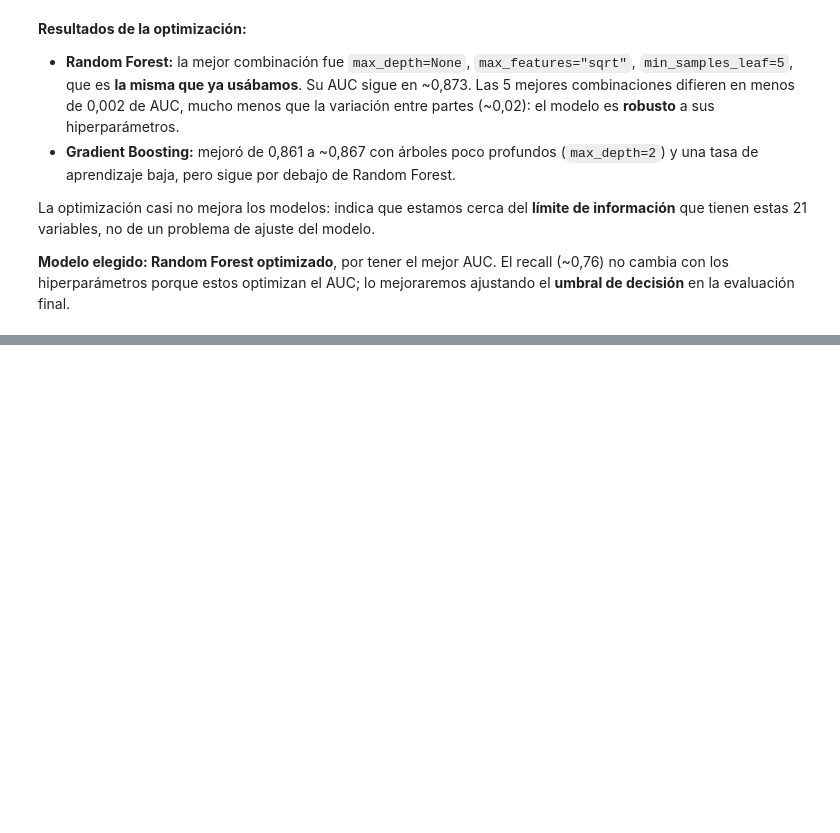
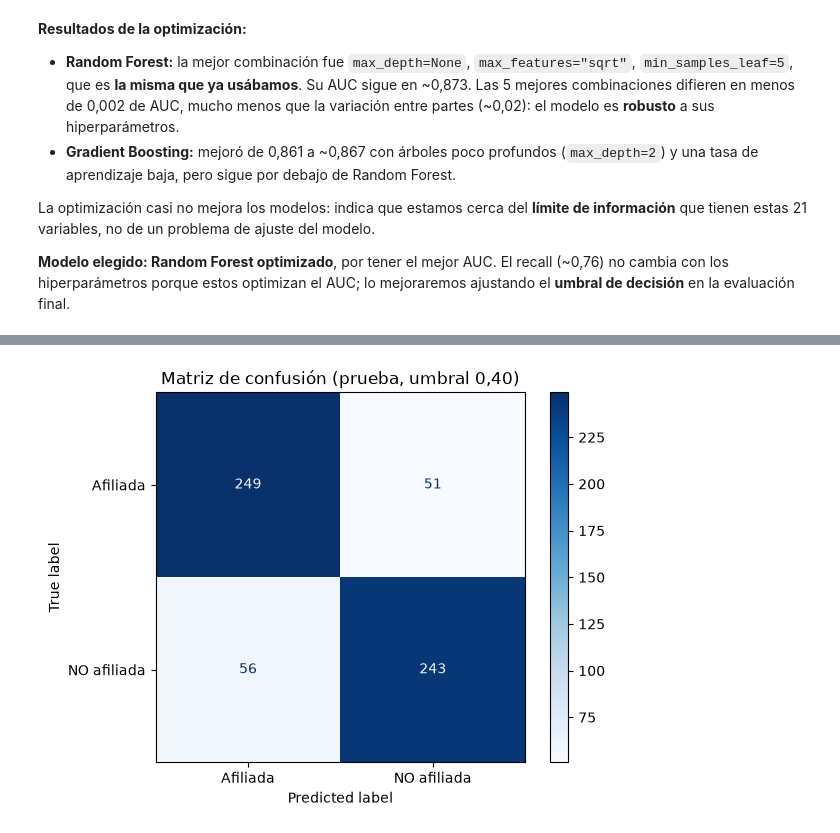
Before and after one commit to lezlynossa-oss/proyecto-integrador-quinto, a Jupyter notebook: MachineLearning/01_modelo_afiliacion_salud.ipynb, the cells around one changed output, grey strips where cells are left out. Drawn from its saved outputs; the diff is of its cells as text; code cells hidden in the pictures; blank space fills up the shorter version.

```diff
--- a/MachineLearning/01_modelo_afiliacion_salud.ipynb
+++ b/MachineLearning/01_modelo_afiliacion_salud.ipynb
@@ -386,0 +449,14 @@ La optimización casi no mejora los modelos: indica que estamos cerca del **lím
+# %%
+#AHORA sí usamos los datos de prueba por primera vez
+prob_test = modelo_final.predict_proba(X_test)[:, 1]
+print("AUC en prueba: %0.3f" % roc_auc_score(y_test, prob_test))
+
+#comparamos el umbral por defecto (0,5) con el elegido
+resumen = {}
+for umbral in [0.5, umbral_elegido]:
+    prediccion = (prob_test >= umbral).astype(int)
+    resumen["Umbral " + str(umbral)] = {"recall": recall_score(y_test, prediccion),
+                                        "precision": precision_score(y_test, prediccion),
+                                        "f1": f1_score(y_test, prediccion),
+                                        "accuracy": accuracy_score(y_test, prediccion)}
+pd.DataFrame(resumen).round(3)
@@ -386,0 +470,11 @@ La optimización casi no mejora los modelos: indica que estamos cerca del **lím
+# %%
+#matriz de confusión con el umbral elegido
+prediccion_final = (prob_test >= umbral_elegido).astype(int)
+
+ConfusionMatrixDisplay.from_predictions(y_test, prediccion_final,
+                                        display_labels=["Afiliada", "NO afiliada"],
+                                        cmap="Blues")
+plt.title("Matriz de confusión (prueba, umbral 0,40)")
+plt.show()
+# %% [output]
+[figure, added]
```
Also changed, not shown: parts of 8 cells of this notebook.
